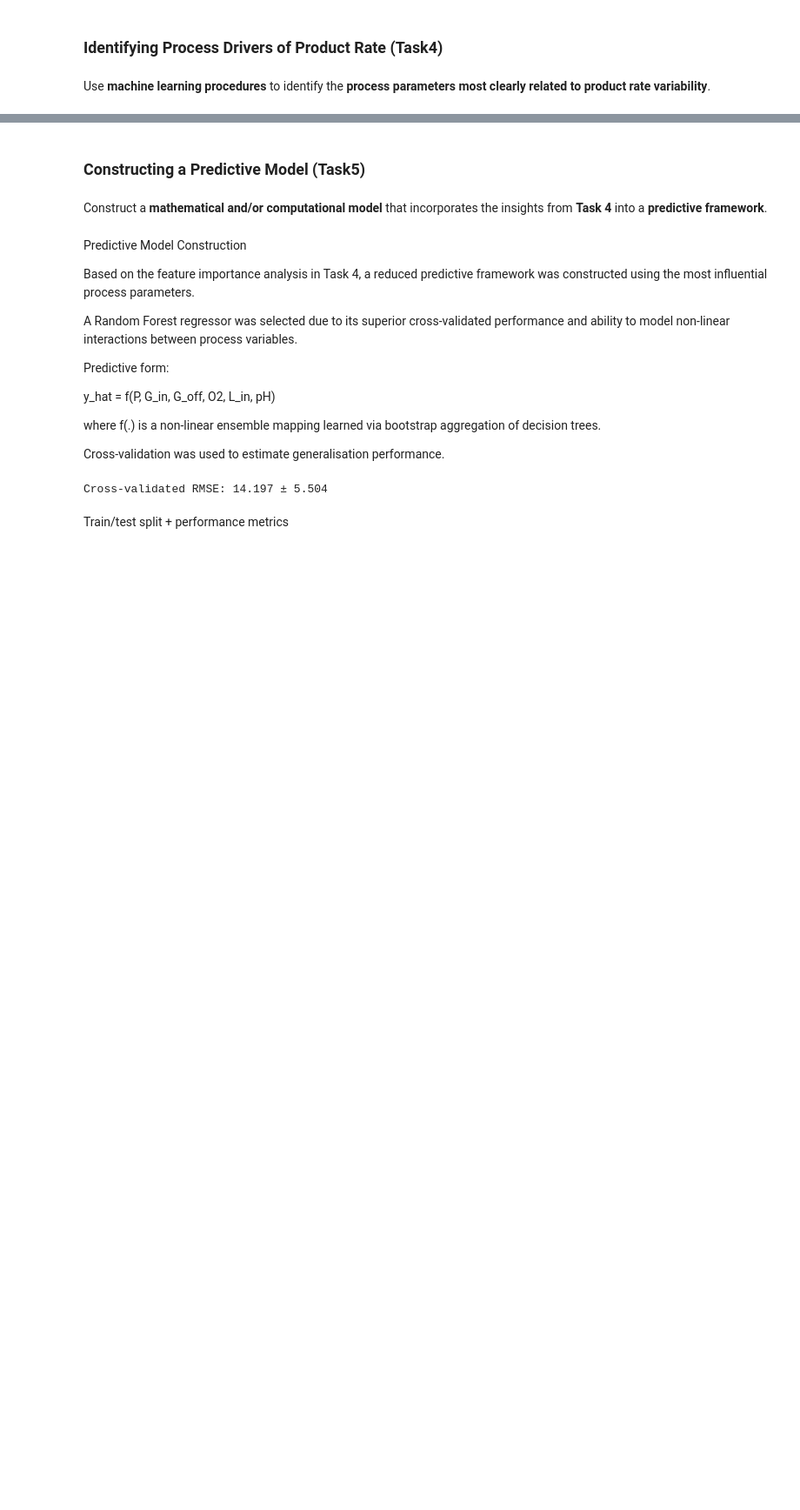
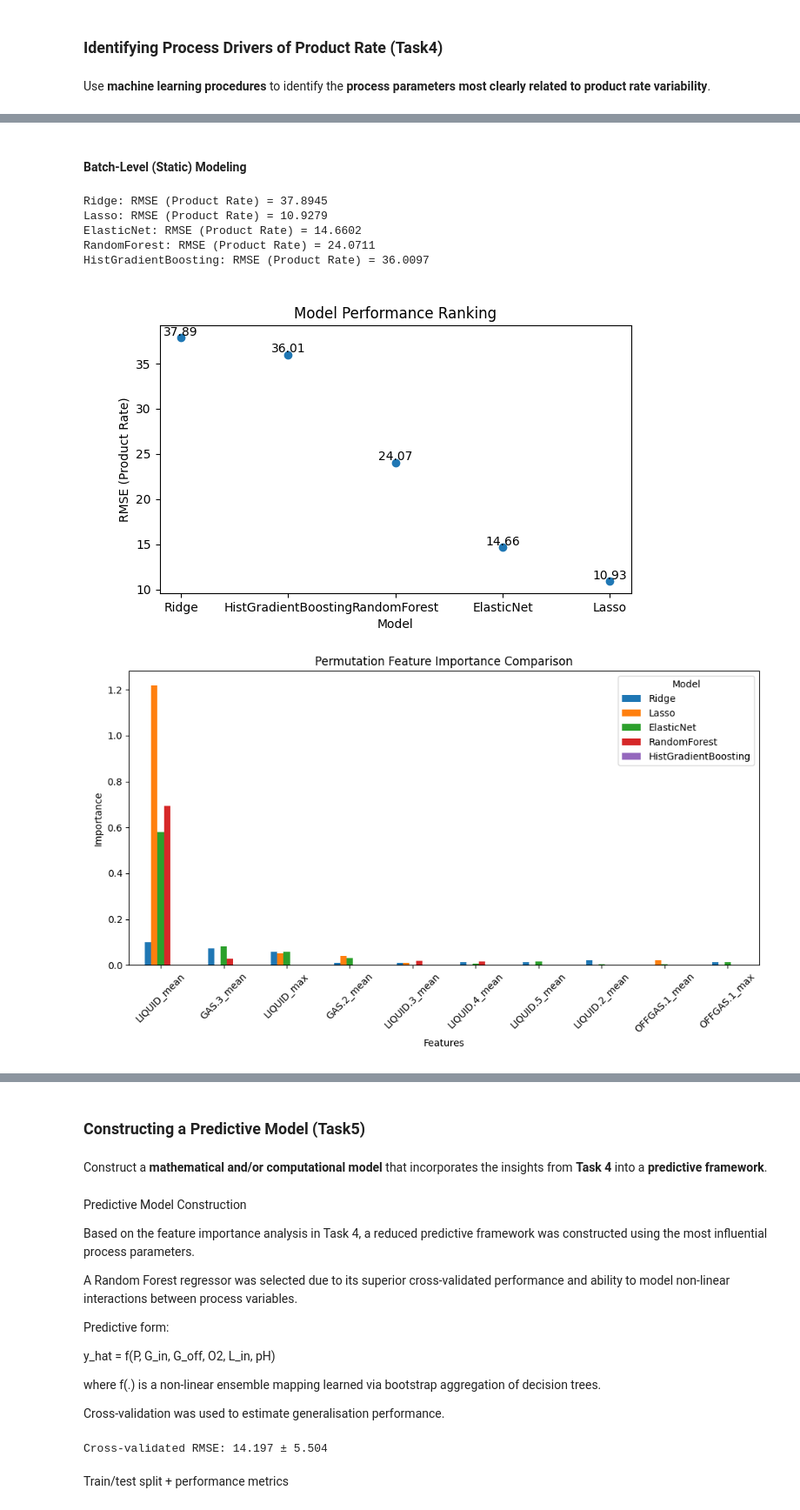
Before and after one commit to RichardFisher1/Applied, a Jupyter notebook: notebooks/Case Study Tasks.ipynb, the cells around one changed output, grey strips where cells are left out. Shown at 87% size. Drawn from its saved outputs; the diff is of its cells as text; code cells hidden in the pictures; blank space fills up the shorter version.

```diff
--- a/notebooks/Case Study Tasks.ipynb
+++ b/notebooks/Case Study Tasks.ipynb
@@ -278,0 +400,2 @@ Use **machine learning procedures** to identify the **process parameters most cl
+# %% [markdown]
+#### **Batch-Level (Static) Modeling**
@@ -283,0 +780,20 @@ X, y = build_features_and_target(op_df, prod_df)
+# %%
+evaluator = ModelEvaluator(op_df)
+
+evaluator.evaluate(X, y)
+
+evaluator.plot_model_rmse()
+
+evaluator.compute_permutation_importance(X, y)
+
+evaluator.plot_permutation_importance(top_n=10)
+
+evaluator.plot_inference_comparison(X, y)
+# %% [output]
+Ridge: RMSE (Product Rate) = 37.8945
+Lasso: RMSE (Product Rate) = 10.9279
+ElasticNet: RMSE (Product Rate) = 14.6602
+RandomForest: RMSE (Product Rate) = 24.0711
+HistGradientBoosting: RMSE (Product Rate) = 36.0097
+[figure, added]
+[figure, added]
```
Also changed, not shown: parts of 14 cells of this notebook, 1 other file.
